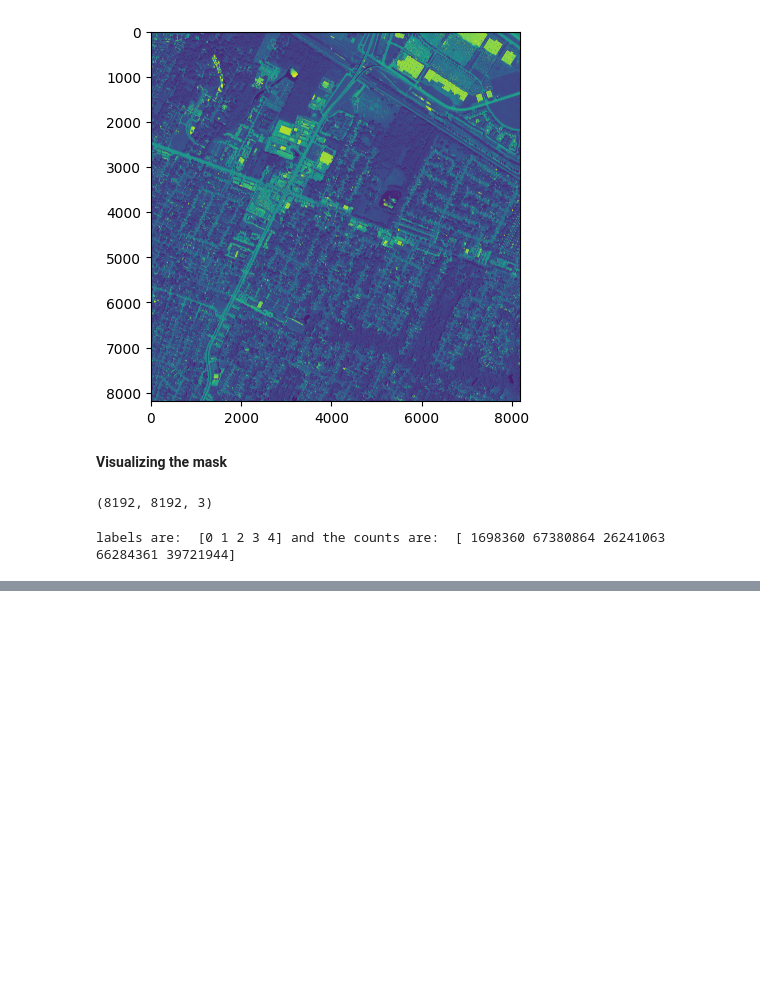
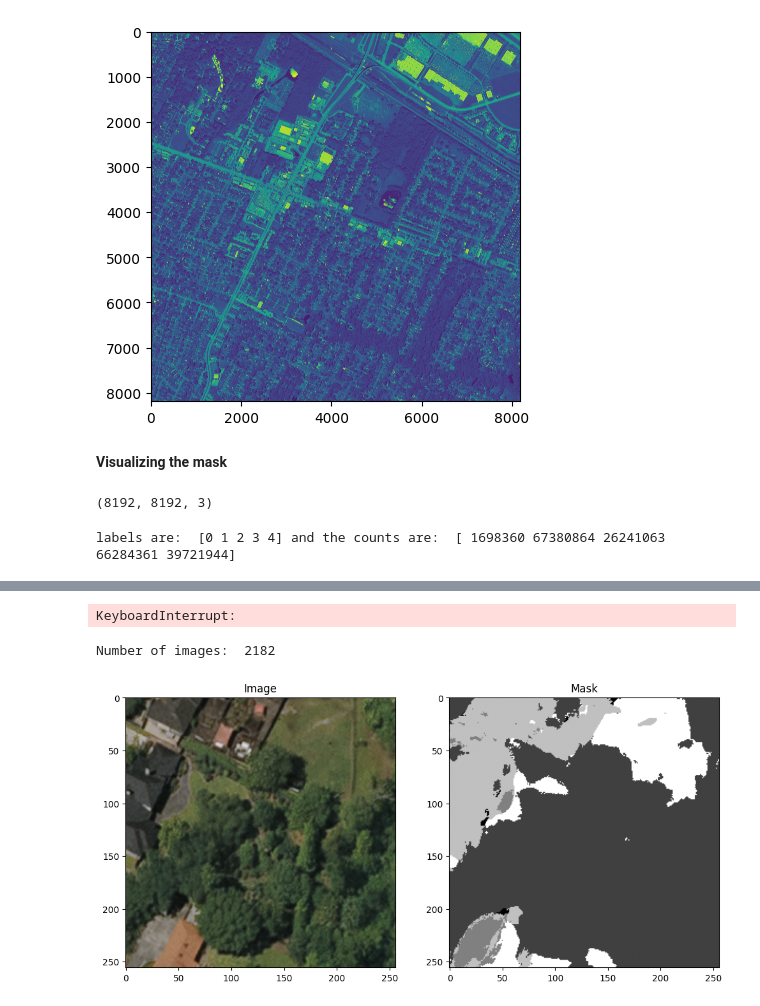
Before and after one commit to deskaygraphics/My_geoai_Project, a Jupyter notebook: RS_Coast_Proj.ipynb, the cells around one changed output, grey strips where cells are left out. Saved outputs shown, nothing was run; the diff lists cells and outputs as text; code cells hidden in the pictures; blank space fills up the shorter version.

```diff
--- a/RS_Coast_Proj.ipynb
+++ b/RS_Coast_Proj.ipynb
@@ -47,0 +219,45 @@ labels are:  [0 1 2 3 4] and the counts are:  [ 1698360 67380864 26241063 662843
+# %%
+import splitfolders
+
+input_folder = "/content/drive/MyDrive/GeoAi/Myproj_data/256_patches"
+output_folder = "/content/drive/MyDrive/GeoAi/Myproj_data/Split_Patches"
+
+# Split the data into training, validation, and testing sets (80%, 10%, 10% respectively)
+splitfolders.ratio(input_folder, output=output_folder, seed=42, ratio=(.75, .25))
+# %% [output]
+KeyboardInterrupt:
+# %%
+train_img_dir = "/content/drive/MyDrive/GeoAi/Myproj_data/Data/train_images/images"
+train_mask_dir = "/content/drive/MyDrive/GeoAi/Myproj_data/Data/train_masks/masks"
+# %%
+img_list = os.listdir(train_img_dir)
+msk_list = os.listdir(train_mask_dir)
+
+num_images = len(os.listdir(train_img_dir))
+print("Number of images: ", num_images)
+# %% [output]
+Number of images:  2182
+# %%
+img_num = random.randint(0, num_images - 1)
+
+# Use os.path.join to ensure correct path construction
+img_path = os.path.join(train_img_dir, img_list[img_num])
+img_for_plot = cv2.imread(img_path, 1)
+
+# Check if the image was loaded successfully before proceeding
+
+img_for_plot = cv2.cvtColor(img_for_plot, cv2.COLOR_BGR2RGB)
+
+mask_path = os.path.join(train_mask_dir, msk_list[img_num])  # Similar path construction for mask
+mask_for_plot = cv2.imread(mask_path, 0)
+# %%
+plt.figure(figsize=(12, 8))
+plt.subplot(121)
+plt.imshow(img_for_plot)
+plt.title('Image')
+plt.subplot(122)
+plt.imshow(mask_for_plot, cmap='gray')
+plt.title('Mask')
+plt.show()
+# %% [output]
+[figure, added]
```
Also changed, not shown: parts of 13 cells of this notebook.
